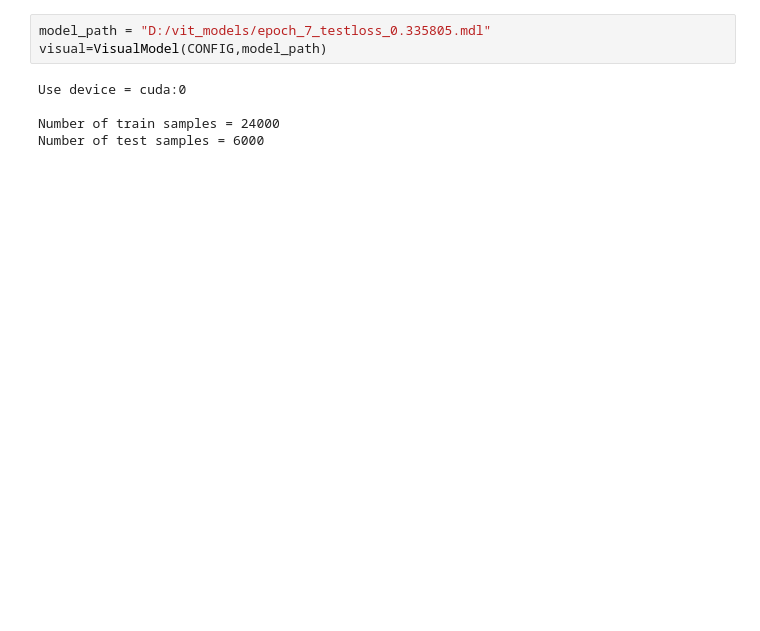
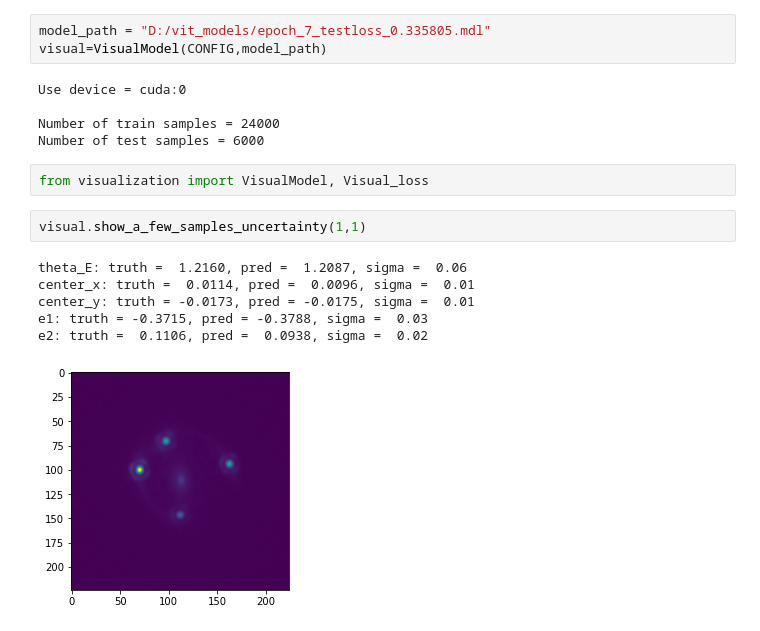
Before and after one commit to kuanweih/strong_lensing_vit_resnet, a Jupyter notebook: notebooks/demo_plot.ipynb, the cells around one changed output. Saved outputs shown, nothing was run; the diff lists cells and outputs as text; blank space fills up the shorter version.

```diff
--- a/notebooks/demo_plot.ipynb
+++ b/notebooks/demo_plot.ipynb
@@ -70,4 +68,15 @@ Use device = cuda:0
 
 Number of train samples = 24000
 Number of test samples = 6000
+# %%
+from visualization import VisualModel, Visual_loss
+# %%
+visual.show_a_few_samples_uncertainty(1,1)
+# %% [output]
+theta_E: truth =  1.2160, pred =  1.2087, sigma =  0.06
+center_x: truth =  0.0114, pred =  0.0096, sigma =  0.01
+center_y: truth = -0.0173, pred = -0.0175, sigma =  0.01
+e1: truth = -0.3715, pred = -0.3788, sigma =  0.03
+e2: truth =  0.1106, pred =  0.0938, sigma =  0.02
+[figure, added]
 # %%
```
Also changed, not shown: parts of 6 cells of this notebook, 1 other file.
